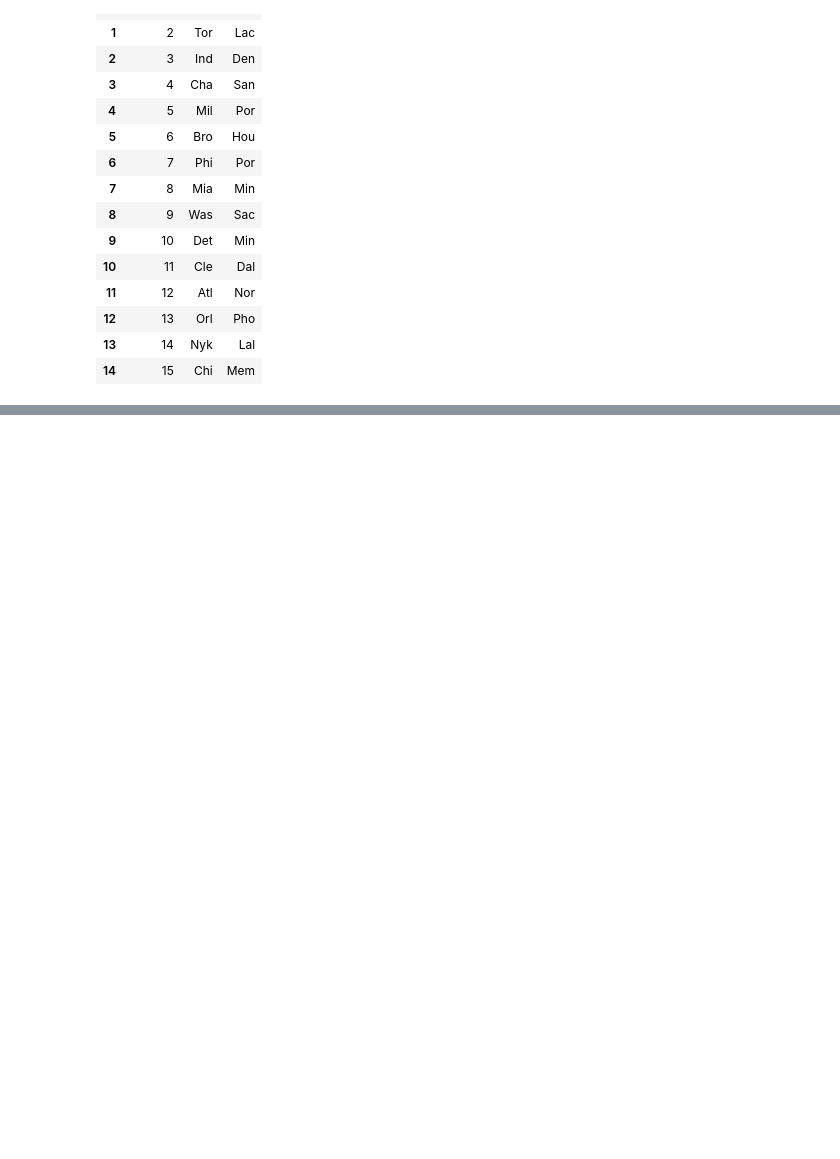
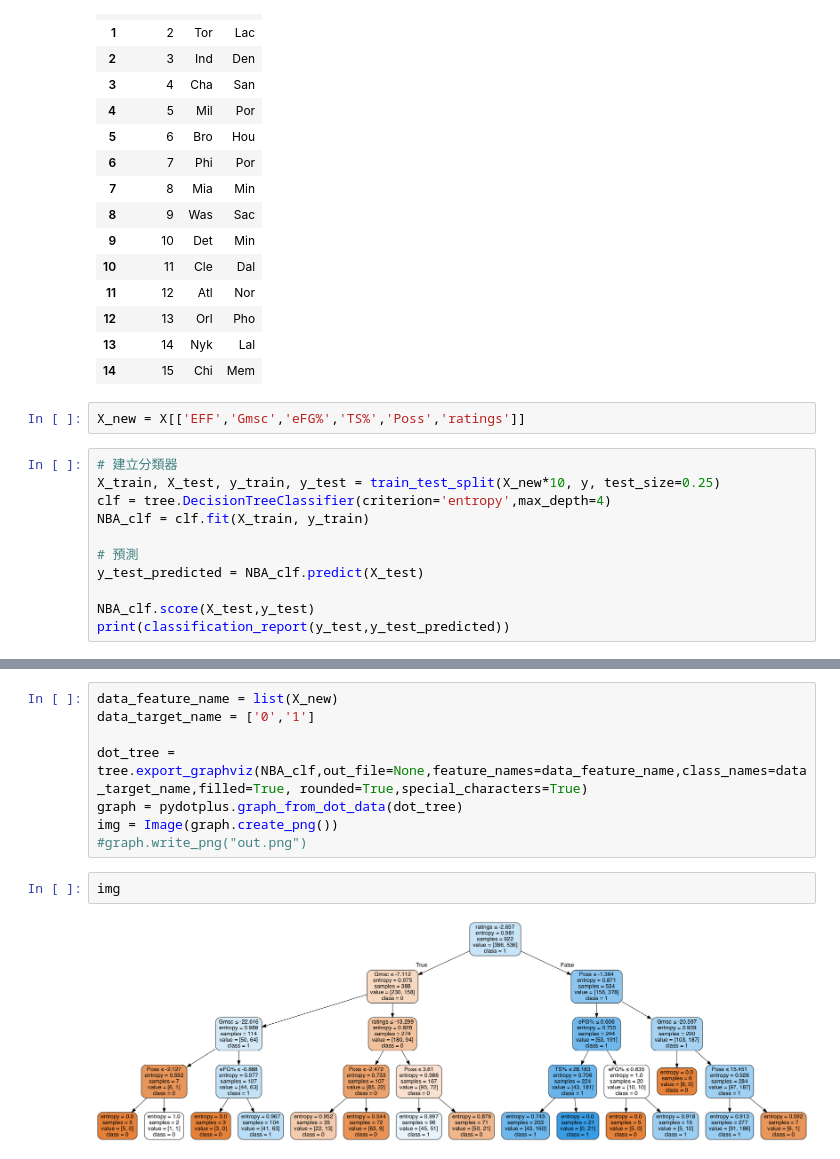
Before and after one commit to h30306/Learning-Notes, a Jupyter notebook: data-mining/decision-tree/d-tree NBA.ipynb, the cells around one changed output, grey strips where cells are left out. Drawn from its saved outputs; the diff is of its cells as text; blank space fills up the shorter version.

```diff
--- a/data-mining/decision-tree/d-tree NBA.ipynb
+++ b/data-mining/decision-tree/d-tree NBA.ipynb
@@ -440,3 +440,16 @@ pd.DataFrame({'ranking' : np.arange(1,16),
 | 12 | 13 | Orl | Pho |
 | 13 | 14 | Nyk | Lal |
 | 14 | 15 | Chi | Mem |
+# %%
+X_new = X[['EFF','Gmsc','eFG%','TS%','Poss','ratings']]
+# %%
+# 建立分類器
+X_train, X_test, y_train, y_test = train_test_split(X_new*10, y, test_size=0.25)
+clf = tree.DecisionTreeClassifier(criterion='entropy',max_depth=4)
+NBA_clf = clf.fit(X_train, y_train)
+
+# 預測
+y_test_predicted = NBA_clf.predict(X_test)
+
+NBA_clf.score(X_test,y_test)
+print(classification_report(y_test,y_test_predicted))
@@ -442,0 +465,12 @@ pd.DataFrame({'ranking' : np.arange(1,16),
+# %%
+data_feature_name = list(X_new)
+data_target_name = ['0','1']
+
+dot_tree = tree.export_graphviz(NBA_clf,out_file=None,feature_names=data_feature_name,class_names=data_target_name,filled=True, rounded=True,special_characters=True)
+graph = pydotplus.graph_from_dot_data(dot_tree)
+img = Image(graph.create_png())
+#graph.write_png("out.png")
+# %%
+img
+# %% [output]
+[figure, added]
```
Also changed, not shown: parts of 1 cell of this notebook.
